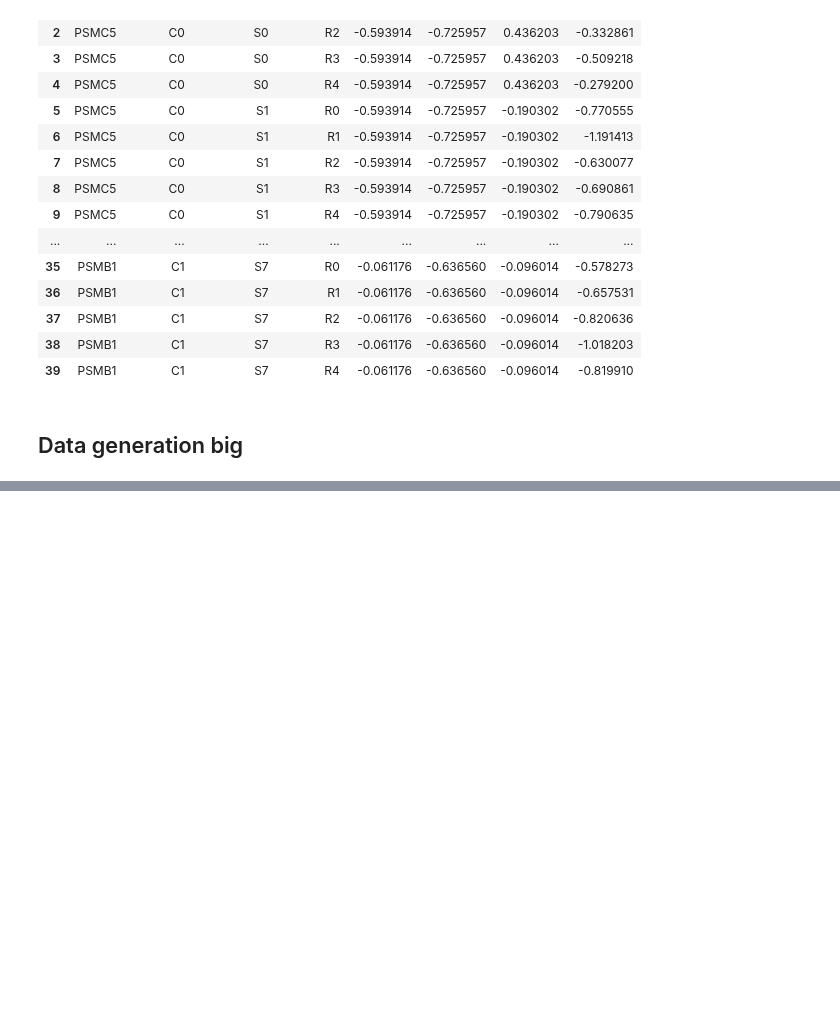
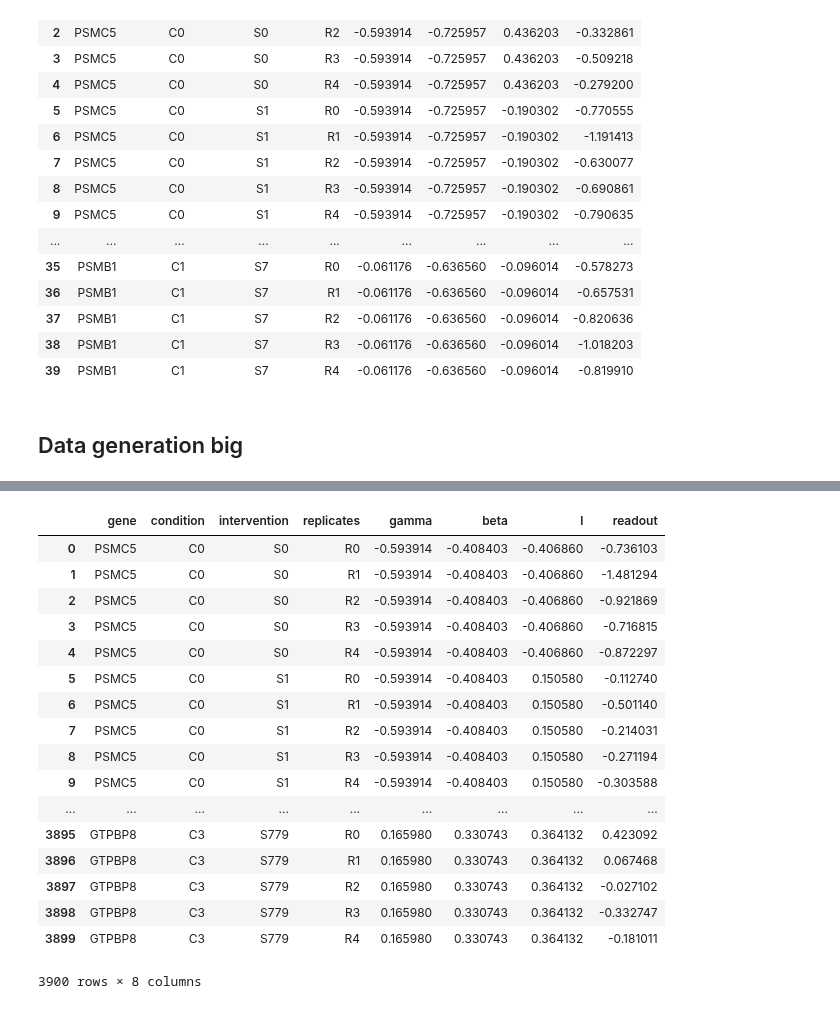
Before and after one commit to cbg-ethz/shm, a Jupyter notebook: analysis/05-create_artificial_data.ipynb, the cells around one changed output, grey strips where cells are left out. Saved outputs shown, nothing was run; the diff lists cells and outputs as text; code cells hidden in the pictures; blank space fills up the shorter version.

Commit message:
Add large data test case and finalize script.

```diff
--- a/analysis/05-create_artificial_data.ipynb
+++ b/analysis/05-create_artificial_data.ipynb
@@ -182,0 +242,48 @@ with open("../data_raw/easy_simulated_data/small-data.pickle","wb") as out:
+# %%
+le = preprocessing.LabelEncoder()
+for i in count_table.columns.values:
+    count_table[i] = le.fit_transform(count_table[i])
+# %%
+beta_tau = .25
+l_tau = .25
+beta = st.norm.rvs(np.repeat(gamma, n_conditions), beta_tau)
+l = st.norm.rvs(0, l_tau, size = n_conditions * n_genes * n_sgrnas)
+# %%
+data_tau = .25
+data = st.norm.rvs(
+    l[count_table["sgrnas"]] + beta[count_table["conditions"]],
+    data_tau)
+# %%
+count_table = pd.DataFrame(
+    combinations,
+    columns=["gene", "condition", "intervention", "replicates"])
+
+count_table["gamma"] = np.repeat(gamma, count_table.shape[0] / len(gamma))
+count_table["beta"] = np.repeat(beta, count_table.shape[0] / len(beta))
+count_table["l"] = np.repeat(l, count_table.shape[0] / len(l))
+count_table["readout"] = data
+
+sgrna_ids = np.repeat(["S" + str(i) for i in range(n_conditions * n_sgrnas * n_genes)],
+                      n_replicates)
+count_table.intervention = sgrna_ids
+# %%
+count_table
+# %% [output]
+|  | gene | condition | intervention | replicates | gamma | beta | l | readout |
+| 0 | PSMC5 | C0 | S0 | R0 | -0.593914 | -0.408403 | -0.406860 | -0.736103 |
+| 1 | PSMC5 | C0 | S0 | R1 | -0.593914 | -0.408403 | -0.406860 | -1.481294 |
+| 2 | PSMC5 | C0 | S0 | R2 | -0.593914 | -0.408403 | -0.406860 | -0.921869 |
+| 3 | PSMC5 | C0 | S0 | R3 | -0.593914 | -0.408403 | -0.406860 | -0.716815 |
+| 4 | PSMC5 | C0 | S0 | R4 | -0.593914 | -0.408403 | -0.406860 | -0.872297 |
+| 5 | PSMC5 | C0 | S1 | R0 | -0.593914 | -0.408403 | 0.150580 | -0.112740 |
+| 6 | PSMC5 | C0 | S1 | R1 | -0.593914 | -0.408403 | 0.150580 | -0.501140 |
+| 7 | PSMC5 | C0 | S1 | R2 | -0.593914 | -0.408403 | 0.150580 | -0.214031 |
+| 8 | PSMC5 | C0 | S1 | R3 | -0.593914 | -0.408403 | 0.150580 | -0.271194 |
+| 9 | PSMC5 | C0 | S1 | R4 | -0.593914 | -0.408403 | 0.150580 | -0.303588 |
+| ... | ... | ... | ... | ... | ... | ... | ... | ... |
+| 3895 | GTPBP8 | C3 | S779 | R0 | 0.165980 | 0.330743 | 0.364132 | 0.423092 |
+| 3896 | GTPBP8 | C3 | S779 | R1 | 0.165980 | 0.330743 | 0.364132 | 0.067468 |
+| 3897 | GTPBP8 | C3 | S779 | R2 | 0.165980 | 0.330743 | 0.364132 | -0.027102 |
+| 3898 | GTPBP8 | C3 | S779 | R3 | 0.165980 | 0.330743 | 0.364132 | -0.332747 |
+| 3899 | GTPBP8 | C3 | S779 | R4 | 0.165980 | 0.330743 | 0.364132 | -0.181011 |
+3900 rows × 8 columns
```
Also changed, not shown: parts of 25 cells of this notebook, 5 other files.
